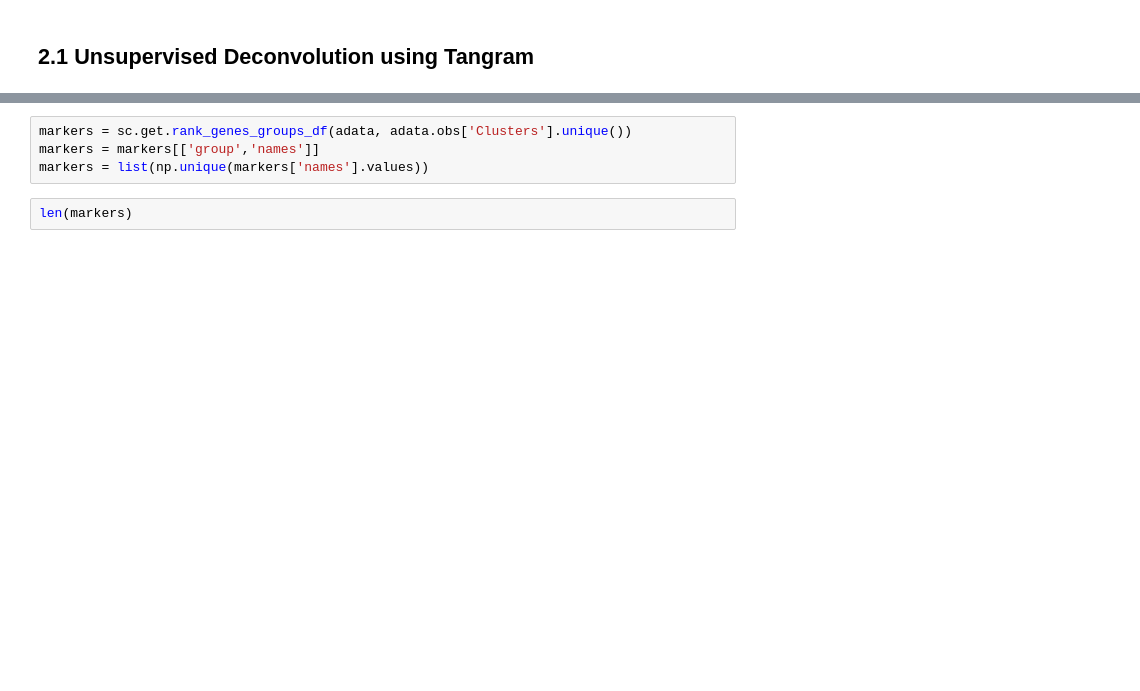
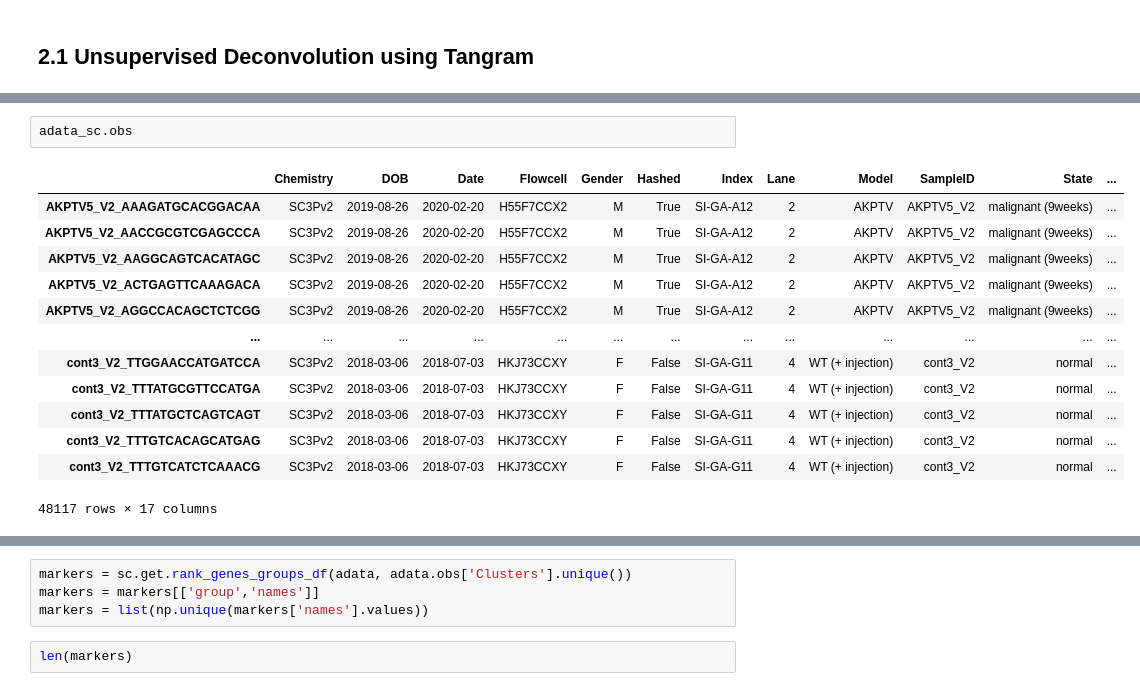
Before and after one commit to ThorstenCodes/spatial-transcriptomics-demo, a Jupyter notebook: dataset2_python/scripts/Deconvolution.ipynb, the cells around one changed output, grey strips where cells are left out. Saved outputs shown, nothing was run; the diff lists cells and outputs as text; blank space fills up the shorter version.

```diff
--- a/dataset2_python/scripts/Deconvolution.ipynb
+++ b/dataset2_python/scripts/Deconvolution.ipynb
@@ -26,0 +67,16 @@ adata = sc.read_h5ad('./results/preprocessed.h5ad')
+# %%
+adata_sc.obs
+# %% [output]
+|  | Chemistry | DOB | Date | Flowcell | Gender | Hashed | Index | Lane | Model | SampleID | State | ... |
+| AKPTV5_V2_AAAGATGCACGGACAA | SC3Pv2 | 2019-08-26 | 2020-02-20 | H55F7CCX2 | M | True | SI-GA-A12 | 2 | AKPTV | AKPTV5_V2 | malignant (9weeks) | ... |
+| AKPTV5_V2_AACCGCGTCGAGCCCA | SC3Pv2 | 2019-08-26 | 2020-02-20 | H55F7CCX2 | M | True | SI-GA-A12 | 2 | AKPTV | AKPTV5_V2 | malignant (9weeks) | ... |
+| AKPTV5_V2_AAGGCAGTCACATAGC | SC3Pv2 | 2019-08-26 | 2020-02-20 | H55F7CCX2 | M | True | SI-GA-A12 | 2 | AKPTV | AKPTV5_V2 | malignant (9weeks) | ... |
+| AKPTV5_V2_ACTGAGTTCAAAGACA | SC3Pv2 | 2019-08-26 | 2020-02-20 | H55F7CCX2 | M | True | SI-GA-A12 | 2 | AKPTV | AKPTV5_V2 | malignant (9weeks) | ... |
+| AKPTV5_V2_AGGCCACAGCTCTCGG | SC3Pv2 | 2019-08-26 | 2020-02-20 | H55F7CCX2 | M | True | SI-GA-A12 | 2 | AKPTV | AKPTV5_V2 | malignant (9weeks) | ... |
+| ... | ... | ... | ... | ... | ... | ... | ... | ... | ... | ... | ... | ... |
+| cont3_V2_TTGGAACCATGATCCA | SC3Pv2 | 2018-03-06 | 2018-07-03 | HKJ73CCXY | F | False | SI-GA-G11 | 4 | WT (+ injection) | cont3_V2 | normal | ... |
+| cont3_V2_TTTATGCGTTCCATGA | SC3Pv2 | 2018-03-06 | 2018-07-03 | HKJ73CCXY | F | False | SI-GA-G11 | 4 | WT (+ injection) | cont3_V2 | normal | ... |
+| cont3_V2_TTTATGCTCAGTCAGT | SC3Pv2 | 2018-03-06 | 2018-07-03 | HKJ73CCXY | F | False | SI-GA-G11 | 4 | WT (+ injection) | cont3_V2 | normal | ... |
+| cont3_V2_TTTGTCACAGCATGAG | SC3Pv2 | 2018-03-06 | 2018-07-03 | HKJ73CCXY | F | False | SI-GA-G11 | 4 | WT (+ injection) | cont3_V2 | normal | ... |
+| cont3_V2_TTTGTCATCTCAAACG | SC3Pv2 | 2018-03-06 | 2018-07-03 | HKJ73CCXY | F | False | SI-GA-G11 | 4 | WT (+ injection) | cont3_V2 | normal | ... |
+48117 rows × 17 columns
```
Also changed, not shown: parts of 14 cells of this notebook, 1 other file.
